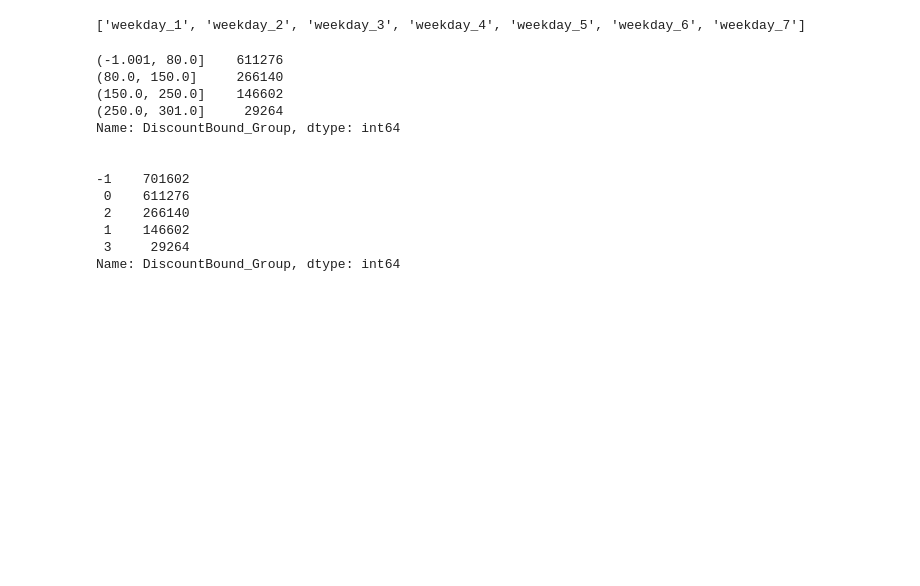
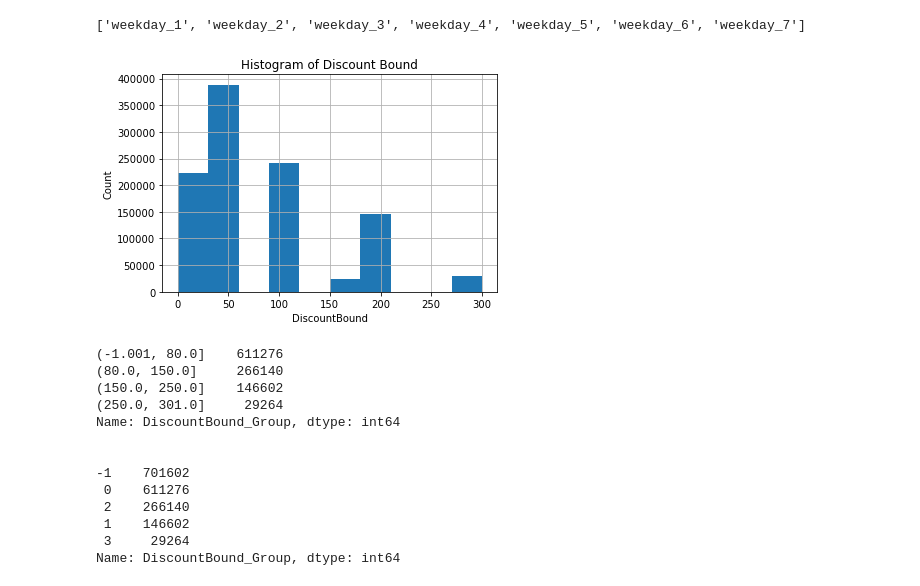
Before and after one commit to Benny0624/2nd-ML100Days-, a Jupyter notebook: Day051-053 - 複製.ipynb, the cells around one changed output. Cells and saved outputs as stored; diff of their text form; code cells hidden in the pictures; blank space fills up the shorter version.

```diff
--- a/Day051-053 - 複製.ipynb
+++ b/Day051-053 - 複製.ipynb
@@ -131,11 +131,13 @@ def preprocessing(df):
 dftotal = preprocessing(dftotal)
 # %%
 # Check the data distribution fitst
-dftotal['discount_Man'].hist()
+dftotal['DiscountBound'].hist()
 plt.title('Histogram of Discount Bound')
 plt.xlabel('DiscountBound')
 plt.ylabel('Count')
 plt.show()
+# %% [output]
+[figure, added]
 # %%
 # Discount bound group
 cuttingArr = np.array([-1,80,150,250,301])
```
Also changed, not shown: parts of 10 cells of this notebook.
